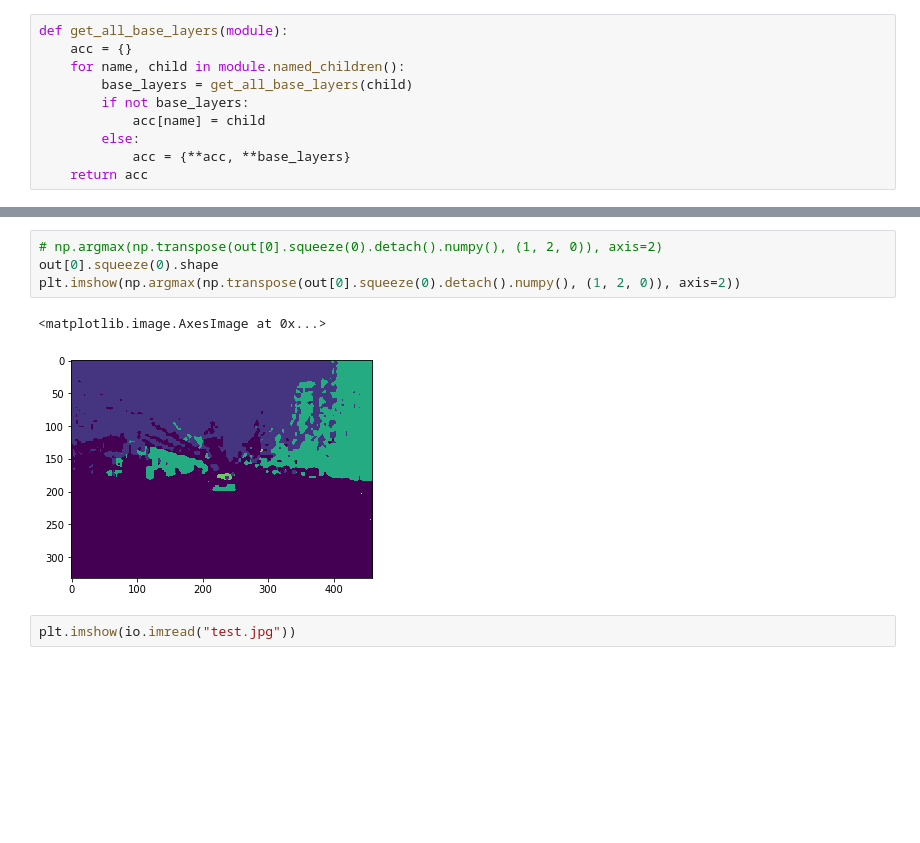
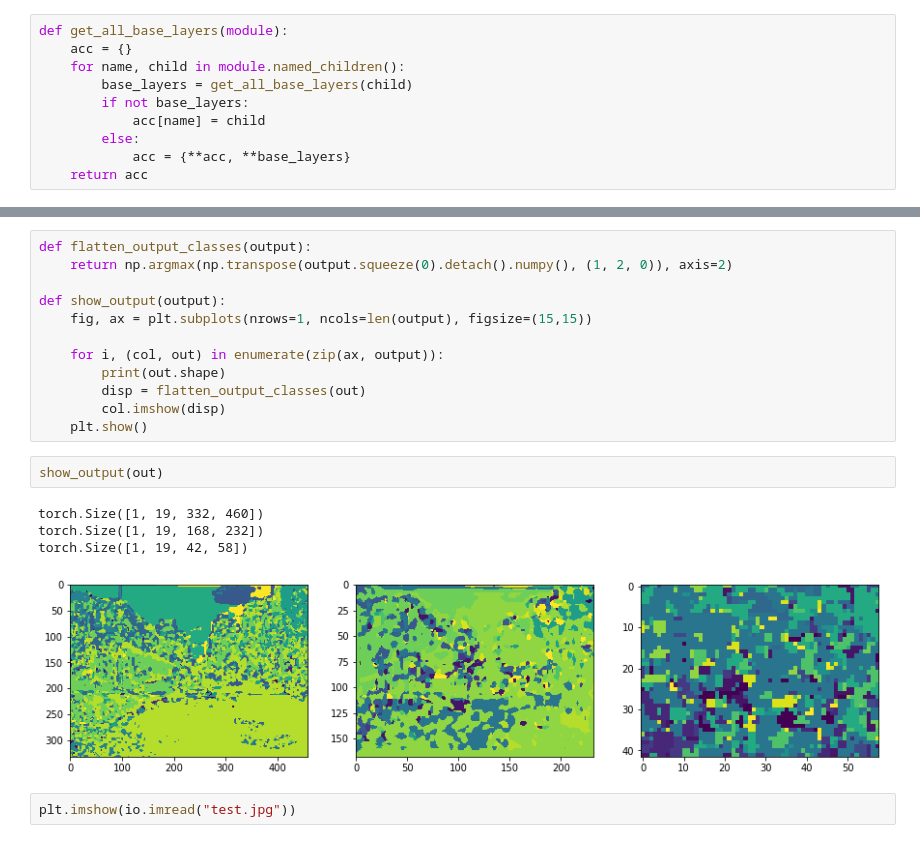
Before and after one commit to mleclair73/pytorch-aerial-semantic-segmentation, a Jupyter notebook: Looking at the Potsdam Data.ipynb, the cells around one changed output, grey strips where cells are left out. Drawn from its saved outputs; the diff is of its cells as text; blank space fills up the shorter version.

```diff
--- a/Looking at the Potsdam Data.ipynb
+++ b/Looking at the Potsdam Data.ipynb
@@ -261,10 +254,22 @@ torch.Size([1, 19, 332, 460])
-# %%
-# np.argmax(np.transpose(out[0].squeeze(0).detach().numpy(), (1, 2, 0)), axis=2)
-out[0].squeeze(0).shape
-plt.imshow(np.argmax(np.transpose(out[0].squeeze(0).detach().numpy(), (1, 2, 0)), axis=2))
-# %% [output]
-<matplotlib.image.AxesImage at 0x...>
-[figure, removed]
+# %%
+def flatten_output_classes(output):
+    return np.argmax(np.transpose(output.squeeze(0).detach().numpy(), (1, 2, 0)), axis=2)
+
+def show_output(output):
+    fig, ax = plt.subplots(nrows=1, ncols=len(output), figsize=(15,15))
+
+    for i, (col, out) in enumerate(zip(ax, output)):
+        print(out.shape)
+        disp = flatten_output_classes(out)
+        col.imshow(disp)
+    plt.show()
+# %%
+show_output(out)
+# %% [output]
+torch.Size([1, 19, 332, 460])
+torch.Size([1, 19, 168, 232])
+torch.Size([1, 19, 42, 58])
+[figure, added]
 # %%
 plt.imshow(io.imread("test.jpg"))
 # %% [output]
```
Also changed, not shown: parts of 15 cells of this notebook, 2 other files.
